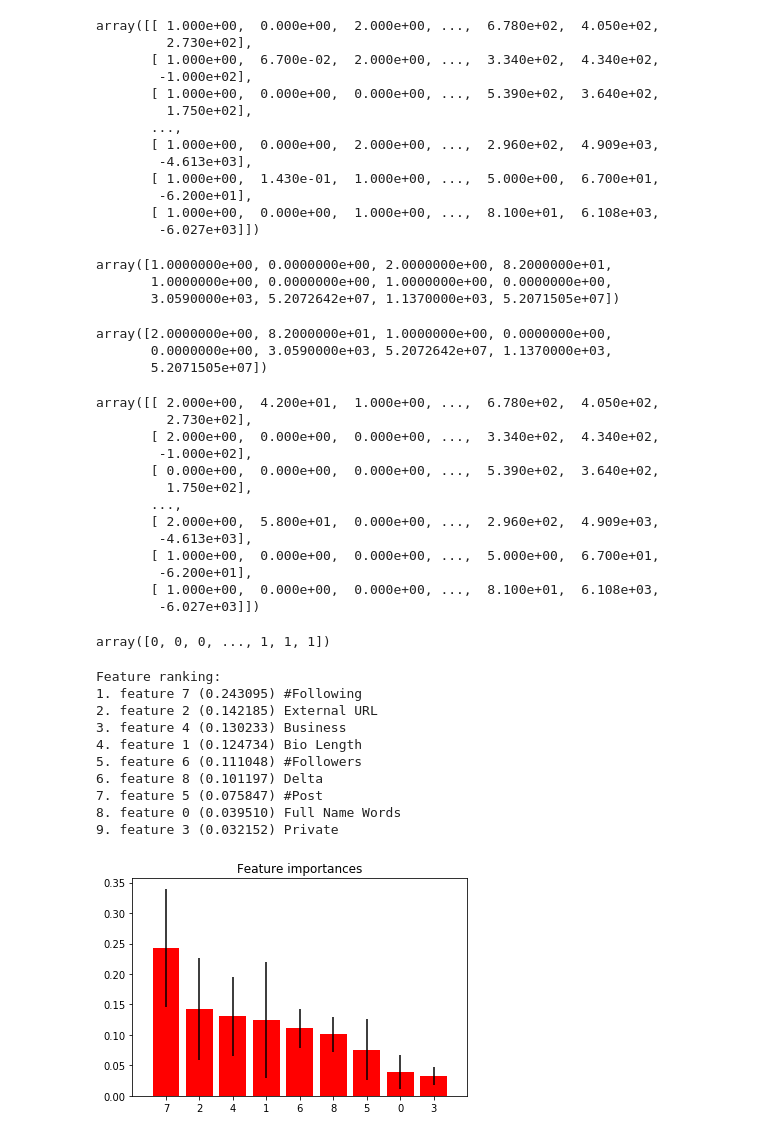
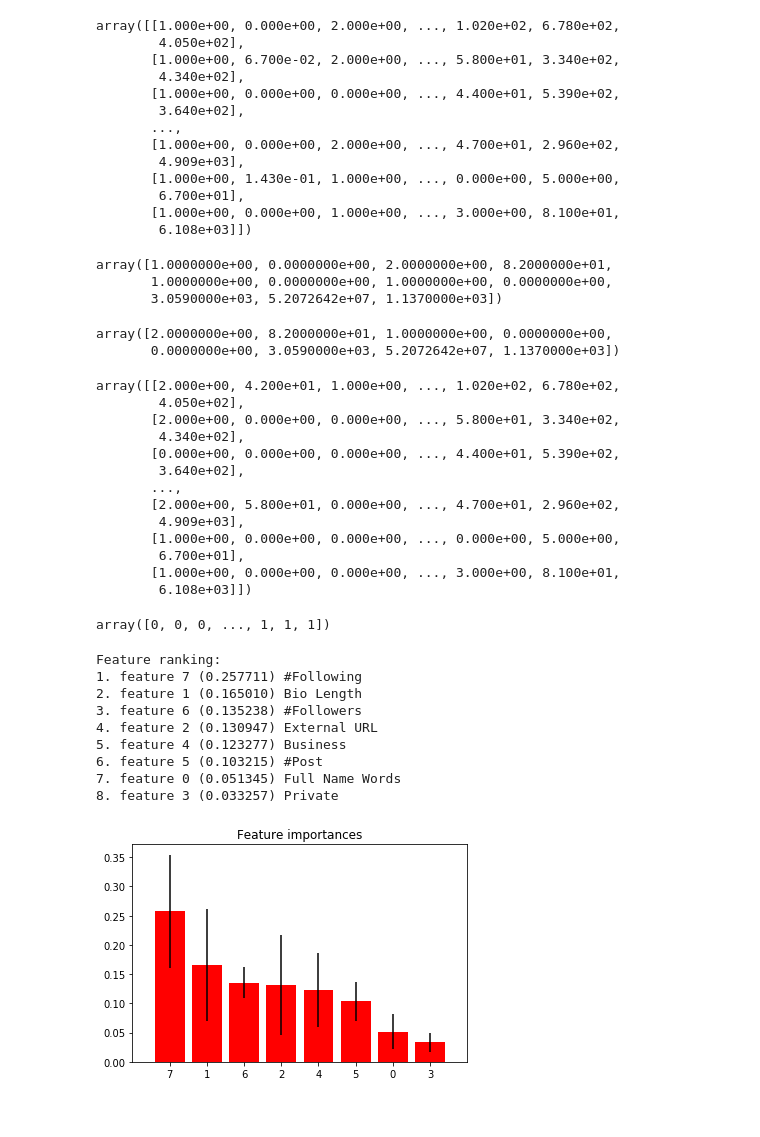
Before and after one commit to BeleRicks11/Instagram_Fake_Account_Detection, a Jupyter notebook: Features Selection/Removing_features_with_low_variance.ipynb, the cells around one changed output. Cells and saved outputs as stored; diff of their text form; code cells hidden in the pictures.

```diff
--- a/Features Selection/Removing_features_with_low_variance.ipynb
+++ b/Features Selection/Removing_features_with_low_variance.ipynb
@@ -21,28 +21,28 @@ df
 # %%
 # Set X array, containing all the values to valuate a Fake Account
-X = df.iloc[:, 0:12].values
+X = df.iloc[:, 0:11].values
 X
 # %% [output]
-array([[ 1.000e+00,  0.000e+00,  2.000e+00, ...,  6.780e+02,  4.050e+02,
-         2.730e+02],
-       [ 1.000e+00,  6.700e-02,  2.000e+00, ...,  3.340e+02,  4.340e+02,
-        -1.000e+02],
-       [ 1.000e+00,  0.000e+00,  0.000e+00, ...,  5.390e+02,  3.640e+02,
-         1.750e+02],
+array([[1.000e+00, 0.000e+00, 2.000e+00, ..., 1.020e+02, 6.780e+02,
+        4.050e+02],
+       [1.000e+00, 6.700e-02, 2.000e+00, ..., 5.800e+01, 3.340e+02,
+        4.340e+02],
+       [1.000e+00, 0.000e+00, 0.000e+00, ..., 4.400e+01, 5.390e+02,
+        3.640e+02],
        ...,
-       [ 1.000e+00,  0.000e+00,  2.000e+00, ...,  2.960e+02,  4.909e+03,
-        -4.613e+03],
-       [ 1.000e+00,  1.430e-01,  1.000e+00, ...,  5.000e+00,  6.700e+01,
-        -6.200e+01],
-       [ 1.000e+00,  0.000e+00,  1.000e+00, ...,  8.100e+01,  6.108e+03,
-        -6.027e+03]])
+       [1.000e+00, 0.000e+00, 2.000e+00, ..., 4.700e+01, 2.960e+02,
+        4.909e+03],
+       [1.000e+00, 1.430e-01, 1.000e+00, ..., 0.000e+00, 5.000e+00,
+        6.700e+01],
+       [1.000e+00, 0.000e+00, 1.000e+00, ..., 3.000e+00, 8.100e+01,
+        6.108e+03]])
 # %%
 # Show X[0] to see how many and what values columns present
 X[9]
 # %% [output]
 array([1.0000000e+00, 0.0000000e+00, 2.0000000e+00, 8.2000000e+01,
        1.0000000e+00, 0.0000000e+00, 1.0000000e+00, 0.0000000e+00,
-       3.0590000e+03, 5.2072642e+07, 1.1370000e+03, 5.2071505e+07])
+       3.0590000e+03, 5.2072642e+07, 1.1370000e+03])
 # %%
 # Removes the column which has the same value in more than 80% of the samples
 
@@ -56,27 +56,26 @@ X = sel.fit_transform(X)
 X[9]
 # %% [output]
 array([2.0000000e+00, 8.2000000e+01, 1.0000000e+00, 0.0000000e+00,
-       0.0000000e+00, 3.0590000e+03, 5.2072642e+07, 1.1370000e+03,
-       5.2071505e+07])
+       0.0000000e+00, 3.0590000e+03, 5.2072642e+07, 1.1370000e+03])
 # %%
 X
 # %% [output]
-array([[ 2.000e+00,  4.200e+01,  1.000e+00, ...,  6.780e+02,  4.050e+02,
-         2.730e+02],
-       [ 2.000e+00,  0.000e+00,  0.000e+00, ...,  3.340e+02,  4.340e+02,
-        -1.000e+02],
-       [ 0.000e+00,  0.000e+00,  0.000e+00, ...,  5.390e+02,  3.640e+02,
-         1.750e+02],
+array([[2.000e+00, 4.200e+01, 1.000e+00, ..., 1.020e+02, 6.780e+02,
+        4.050e+02],
+       [2.000e+00, 0.000e+00, 0.000e+00, ..., 5.800e+01, 3.340e+02,
+        4.340e+02],
+       [0.000e+00, 0.000e+00, 0.000e+00, ..., 4.400e+01, 5.390e+02,
+        3.640e+02],
        ...,
-       [ 2.000e+00,  5.800e+01,  0.000e+00, ...,  2.960e+02,  4.909e+03,
-        -4.613e+03],
-       [ 1.000e+00,  0.000e+00,  0.000e+00, ...,  5.000e+00,  6.700e+01,
-        -6.200e+01],
-       [ 1.000e+00,  0.000e+00,  0.000e+00, ...,  8.100e+01,  6.108e+03,
-        -6.027e+03]])
+       [2.000e+00, 5.800e+01, 0.000e+00, ..., 4.700e+01, 2.960e+02,
+        4.909e+03],
+       [1.000e+00, 0.000e+00, 0.000e+00, ..., 0.000e+00, 5.000e+00,
+        6.700e+01],
+       [1.000e+00, 0.000e+00, 0.000e+00, ..., 3.000e+00, 8.100e+01,
+        6.108e+03]])
 # %%
 # Assign y and print
-y=df.iloc[:,12].values
+y=df.iloc[:,11].values
 y
 # %% [output]
 array([0, 0, 0, ..., 1, 1, 1])
@@ -101,45 +100,43 @@ std = np.std([tree.feature_importances_ for tree in forest.estimators_],
 indices = np.argsort(importances)[::-1]
 
 # Print the feature ranking
 print("Feature ranking:")
 
 def printColumn(number):
   switcher = {
       0: "Full Name Words",
       1: "Bio Length",
       2: "External URL",
       3: "Private",
       4: "Business",
       5: "#Post",
       6: "#Followers",
-      7: "#Following",
-      8: "Delta",
+      7: "#Following"
   }
   return switcher.get(number, "Invalid Column")
 
 for f in range(X.shape[1]):
     print("%d. feature %d (%f) %s" % (f + 1, indices[f], importances[indices[f]], printColumn(indices[f])))
 
 # Plot the feature importances of the forest
 plt.figure()
 plt.title("Feature importances")
 plt.bar(range(X.shape[1]), importances[indices],
        color="r", yerr=std[indices], align="center")
 plt.xticks(range(X.shape[1]), indices)
 plt.xlim([-1, X.shape[1]])
 plt.show()
 # %% [output]
 Feature ranking:
-1. feature 7 (0.243095) #Following
-2. feature 2 (0.142185) External URL
-3. feature 4 (0.130233) Business
-4. feature 1 (0.124734) Bio Length
-5. feature 6 (0.111048) #Followers
-6. feature 8 (0.101197) Delta
-7. feature 5 (0.075847) #Post
-8. feature 0 (0.039510) Full Name Words
-9. feature 3 (0.032152) Private
+1. feature 7 (0.257711) #Following
+2. feature 1 (0.165010) Bio Length
+3. feature 6 (0.135238) #Followers
+4. feature 2 (0.130947) External URL
+5. feature 4 (0.123277) Business
+6. feature 5 (0.103215) #Post
+7. feature 0 (0.051345) Full Name Words
+8. feature 3 (0.033257) Private
-[figure, old version]
+[figure, new version]
 # %%
 """
   Decision Tree Classifier
```
Also changed, not shown: parts of 2 cells of this notebook, 18 other files.
